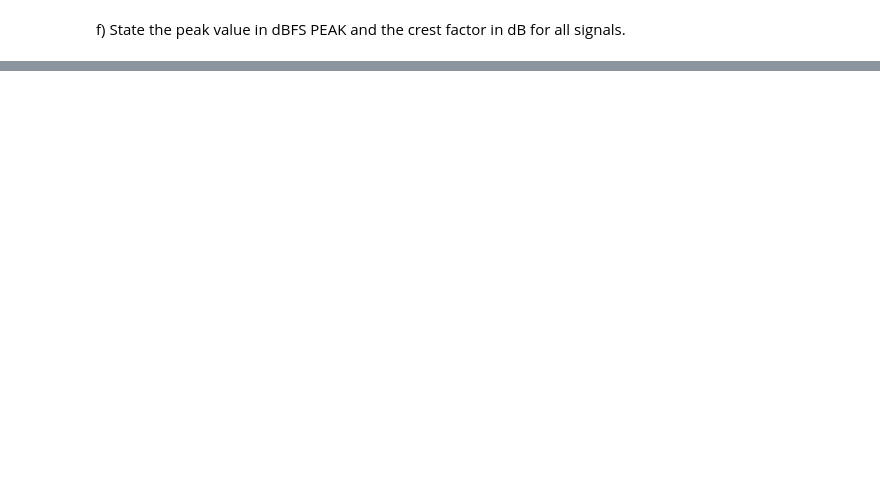
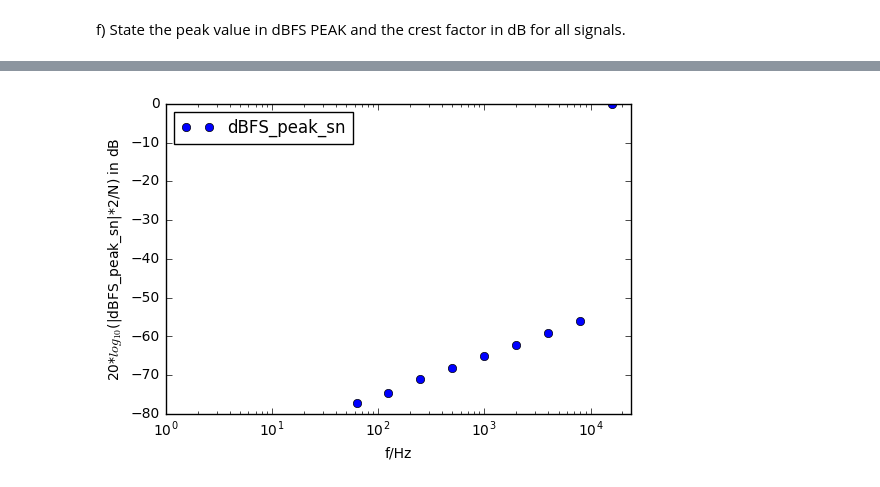
Before and after one commit to JakobHeller/DigitalSignalProcessing, a Jupyter notebook: Lab2.ipynb, the cells around one changed output, grey strips where cells are left out. Saved outputs shown, nothing was run; the diff lists cells and outputs as text; code cells hidden in the pictures; blank space fills up the shorter version.

```diff
--- a/Lab2.ipynb
+++ b/Lab2.ipynb
@@ -114,0 +153,22 @@ print(sn_cf , wn_cf, pn_cf)
+# %%
+def rta(x,fl,fh,nfft,fs):
+    #find out indices
+    mulow = [ round(elem*N/fs) for elem in fl]
+    muhi = [ round(elem*N/fs) for elem in fh]
+    sequence = range(0,len(fl)-1)
+    dBFS_peak = np.zeros(len(fl))
+    for i in sequence:
+        dBFS_peak[i]=20*np.log10(np.sqrt(np.sum(np.abs(x[mulow[i]:muhi[i]]*2/nfft)**2)))
+    return dBFS_peak
+# %%
+fl = [44.194, 88.388, 176.78, 353.55, 707.11, 1414.2, 2828.4, 5656.9, 11314]
+fh = [88.388, 176.78, 353.55, 707.11, 1414.2, 2828.4, 5656.9, 11314, 22627]
+cf = [62.5, 125, 250, 500, 1000, 2000, 4000, 8000, 16000]
+dBFS_peak_sn = rta(sn_mf,fl,fh,N,fs);
+plt.semilogx(cf,dBFS_peak_sn,'bo',label='dBFS_peak_sn');
+plt.axis([1, fs/2,-80,0]);
+plt.ylabel(r'20*$log_{10}$(|dBFS_peak_sn|*2/N) in dB');
+plt.xlabel(r'f/Hz');
+plt.legend(loc='upper left');
+# %% [output]
+[figure, added]
```
Also changed, not shown: parts of 20 cells of this notebook.
